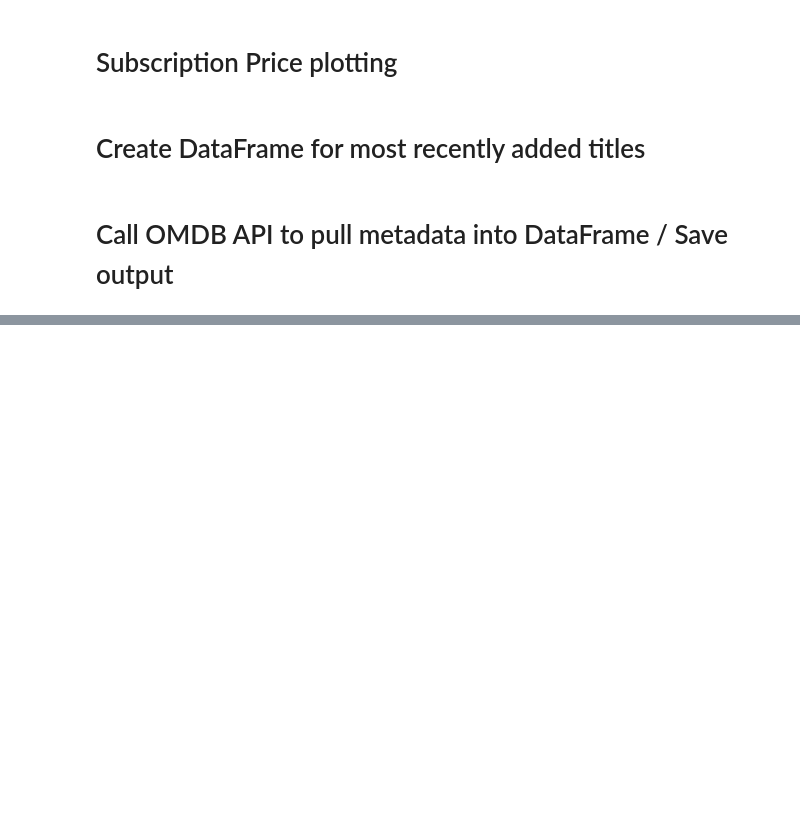
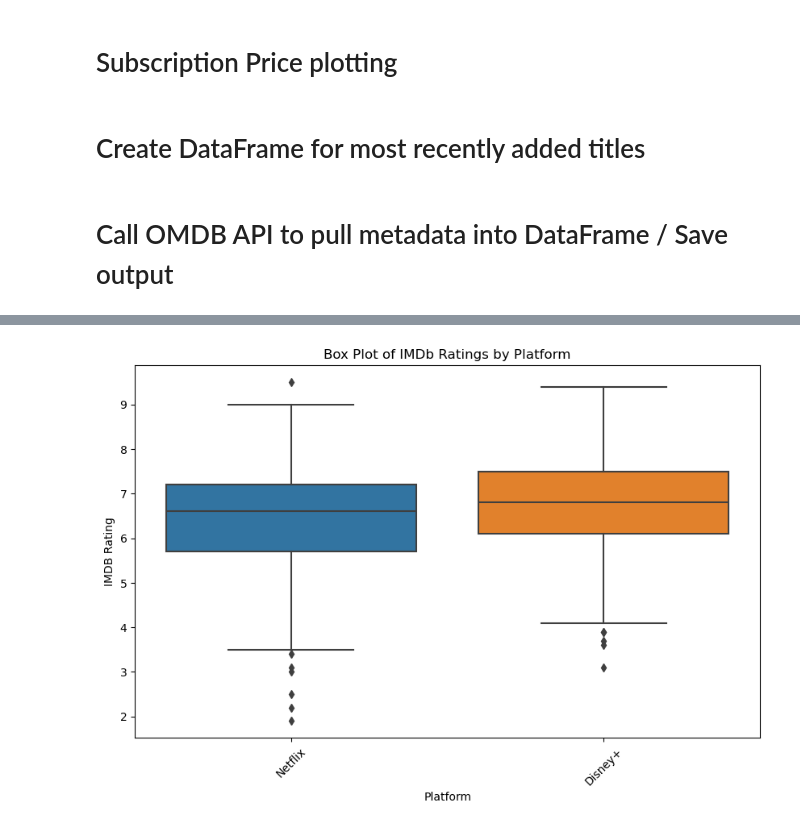
Before and after one commit to gfoley15/netflixandchill, a Jupyter notebook: notebook/netflixandchill.ipynb, the cells around one changed output, grey strips where cells are left out. Cells and saved outputs as stored; diff of their text form; code cells hidden in the pictures; blank space fills up the shorter version.

Commit message:
box plot added

```diff
--- a/notebook/netflixandchill.ipynb
+++ b/notebook/netflixandchill.ipynb
@@ -259,3 +264,11 @@ recentadd_df.head()
 # %%
 # Export the recentadd_rated_df into a csv
 recentadd_df.to_csv("../output/recentadd_rated.csv", index_label="index")
+# %%
+# new Data files
+new_data_path = "../output/recentadd_rated.csv"
+# %%
+# Read the new Netflix and Disney+ data
+new_combined_data = pd.read_csv(new_data_path)
+new_combined_df= pd.DataFrame(new_combined_data)
+new_combined_df
@@ -261,0 +289,13 @@ recentadd_df.to_csv("../output/recentadd_rated.csv", index_label="index")
+# %%
+# Box plot of IMDb ratings by primary genre
+plt.figure(figsize=(10, 6))
+sns.boxplot(data=new_combined_df, x='platform', y='imdb_rating')
+plt.title('Box Plot of IMDb Ratings by Platform')
+plt.xlabel('Platform')
+plt.ylabel('IMDB Rating')
+plt.xticks(rotation=45)
+# Save the plot to the output folder
+plt.savefig(os.path.join('../output', 'BoxPlot_of_IMDbRatings_Platform.png'))
+plt.show()
+# %% [output]
+[figure, added]
```
Also changed, not shown: parts of 3 cells of this notebook, 1 other file.
